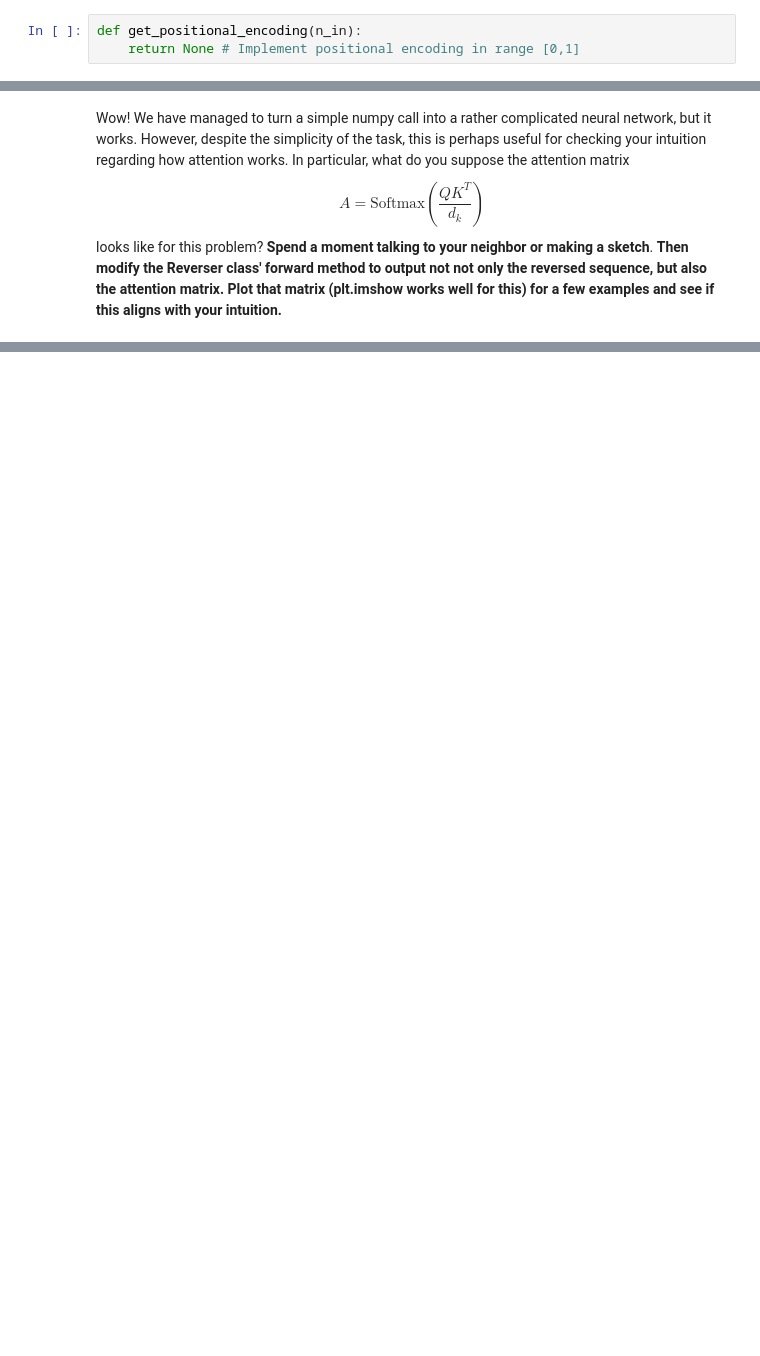
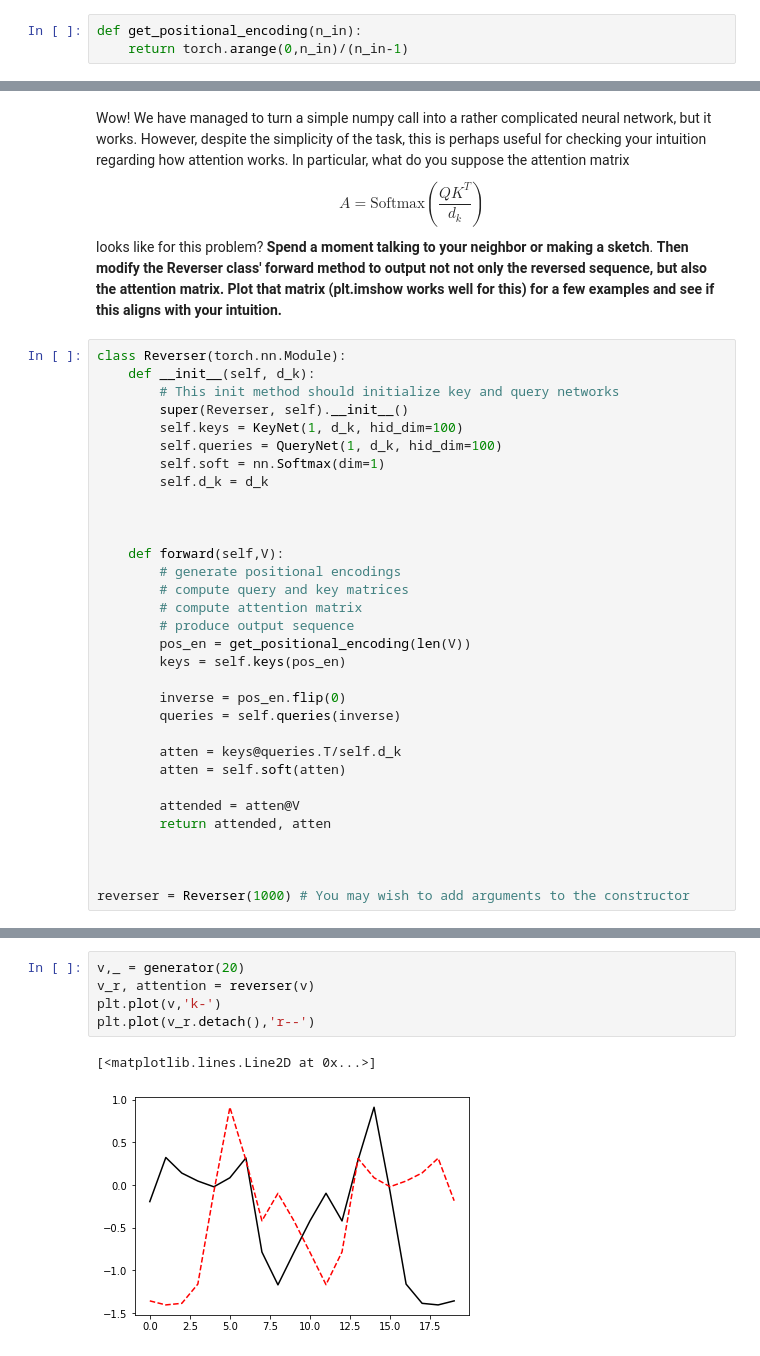
Before and after one commit to UMT-CSCI-591-Deep-Learning-2022/Week_7_Attention, a Jupyter notebook: ReverseNet.ipynb, the cells around one changed output, grey strips where cells are left out. Drawn from its saved outputs; the diff is of its cells as text; blank space fills up the shorter version.

Commit message:
Submit Attention

```diff
--- a/ReverseNet.ipynb
+++ b/ReverseNet.ipynb
@@ -46,7 +50,7 @@ $$
 where $i$ is the sequence index.  The resulting encoding vector is zero at the zero-th position and one at the last.  Note that this choice throws away the objective notion of distance, which one could imagine to be useful for more complicated language modelling tasks where that actual objective distance might be an important indicator of, say, how related two words are.  In our task that distance is not important, and the simple encoding of relative position that the above equation affords works very well.  **Write a function that takes a sequence length $n_{in}$ and produces the positional encoding.  (This should be basically a one-liner)**
 # %%
 def get_positional_encoding(n_in):
-    return None # Implement positional encoding in range [0,1]
+    return torch.arange(0,n_in)/(n_in-1)
 # %% [markdown]
 ### Important note
 One effect of only using positional encodings as features (and not the function values themselves) is that we can generate the output sequences all at once: there's no need to build sequences one output at a time, because that output will not be used as input by the next sequence element.
@@ -139,3 +203,35 @@ $$
 A = \text{Softmax}\left(\frac{Q K^T}{d_k}\right)
 $$
 looks like for this problem?  **Spend a moment talking to your neighbor or making a sketch**.  **Then modify the Reverser class' forward method to output not not only the reversed sequence, but also the attention matrix.  Plot that matrix (plt.imshow works well for this) for a few examples and see if this aligns with your intuition.**
+# %%
+class Reverser(torch.nn.Module):
+    def __init__(self, d_k):
+        # This init method should initialize key and query networks
+        super(Reverser, self).__init__()
+        self.keys = KeyNet(1, d_k, hid_dim=100)
+        self.queries = QueryNet(1, d_k, hid_dim=100)
+        self.soft = nn.Softmax(dim=1)
+        self.d_k = d_k
+
+
+
+    def forward(self,V):
+        # generate positional encodings
+        # compute query and key matrices
+        # compute attention matrix
+        # produce output sequence
+        pos_en = get_positional_encoding(len(V))
+        keys = self.keys(pos_en)
+
+        inverse = pos_en.flip(0)
+        queries = self.queries(inverse)
+
+        atten = keys@queries.T/self.d_k
+        atten = self.soft(atten)
+
+        attended = atten@V
+        return attended, atten
+
+
+
+reverser = Reverser(1000) # You may wish to add arguments to the constructor
@@ -141,0 +278,8 @@ looks like for this problem?  **Spend a moment talking to your neighbor or makin
+# %%
+v,_ = generator(20)
+v_r, attention = reverser(v)
+plt.plot(v,'k-')
+plt.plot(v_r.detach(),'r--')
+# %% [output]
+[<matplotlib.lines.Line2D at 0x...>]
+[figure, added]
```
Also changed, not shown: parts of 7 cells of this notebook.
